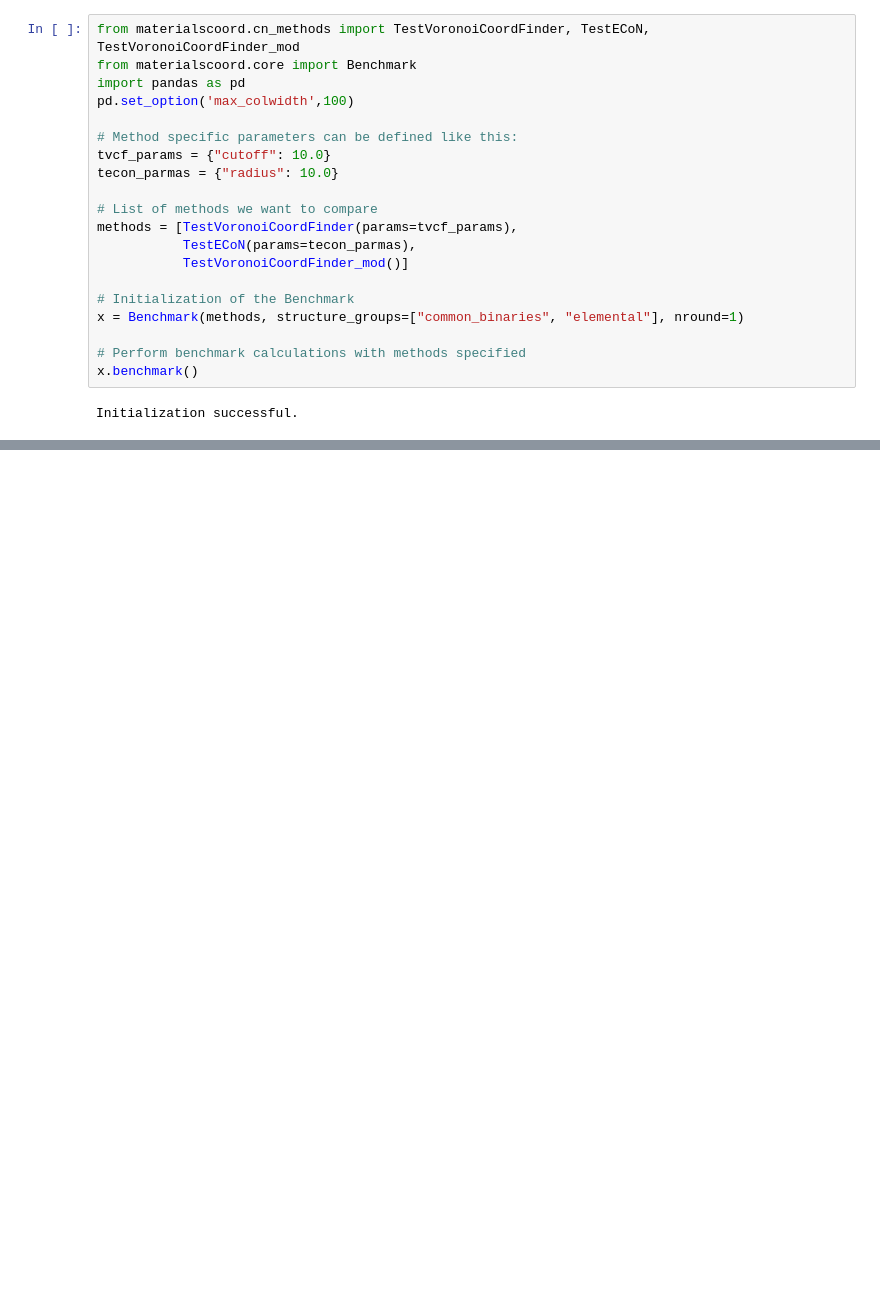
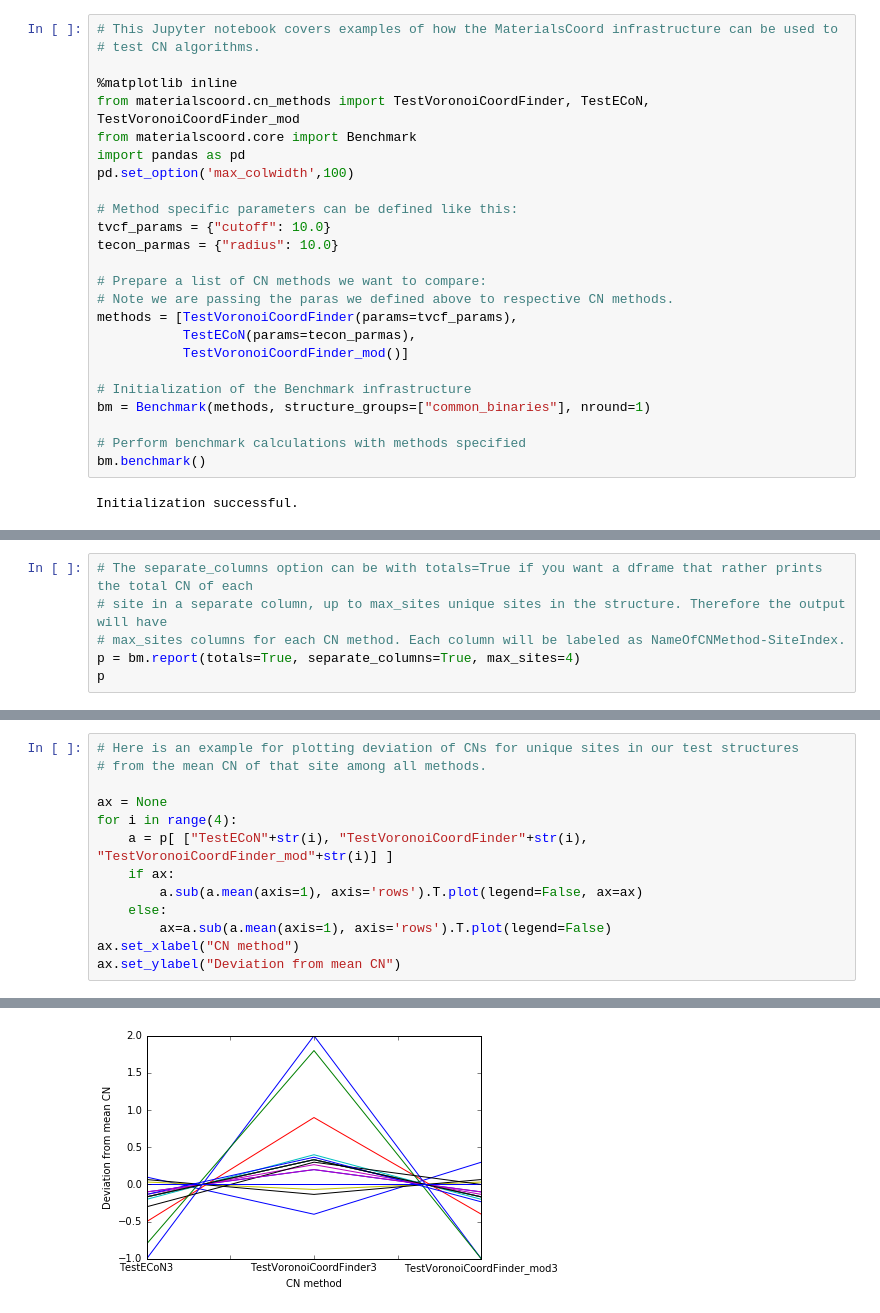
Before and after one commit to hackingmaterials/materials-coord, a Jupyter notebook: tests.ipynb, the cells around one changed output, grey strips where cells are left out. Drawn from its saved outputs; the diff is of its cells as text; blank space fills up the shorter version.

Commit message:
A cleaner Total CN output and more comprehensive set of examples in jupyer notebook

```diff
--- a/tests.ipynb
+++ b/tests.ipynb
@@ -1,4 +1,8 @@
 # %%
+# This Jupyter notebook covers examples of how the MaterialsCoord infrastructure can be used to
+# test CN algorithms.
+
+%matplotlib inline
 from materialscoord.cn_methods import TestVoronoiCoordFinder, TestECoN, TestVoronoiCoordFinder_mod
 from materialscoord.core import Benchmark
 import pandas as pd
@@ -8,15 +12,16 @@ pd.set_option('max_colwidth',100)
 tvcf_params = {"cutoff": 10.0}
 tecon_parmas = {"radius": 10.0}
 
-# List of methods we want to compare
+# Prepare a list of CN methods we want to compare:
+# Note we are passing the paras we defined above to respective CN methods.
 methods = [TestVoronoiCoordFinder(params=tvcf_params),
            TestECoN(params=tecon_parmas),
            TestVoronoiCoordFinder_mod()]
 
-# Initialization of the Benchmark
-x = Benchmark(methods, structure_groups=["common_binaries", "elemental"], nround=1)
+# Initialization of the Benchmark infrastructure
+bm = Benchmark(methods, structure_groups=["common_binaries"], nround=1)
 
 # Perform benchmark calculations with methods specified
-x.benchmark()
+bm.benchmark()
 # %% [output]
 Initialization successful.
@@ -66,0 +62,6 @@ r
+# %%
+# The separate_columns option can be with totals=True if you want a dframe that rather prints the total CN of each
+# site in a separate column, up to max_sites unique sites in the structure. Therefore the output will have
+# max_sites columns for each CN method. Each column will be labeled as NameOfCNMethod-SiteIndex.
+p = bm.report(totals=True, separate_columns=True, max_sites=4)
+p
@@ -66,0 +79,14 @@ r
+# %%
+# Here is an example for plotting deviation of CNs for unique sites in our test structures
+# from the mean CN of that site among all methods.
+
+ax = None
+for i in range(4):
+    a = p[ ["TestECoN"+str(i), "TestVoronoiCoordFinder"+str(i), "TestVoronoiCoordFinder_mod"+str(i)] ]
+    if ax:
+        a.sub(a.mean(axis=1), axis='rows').T.plot(legend=False, ax=ax)
+    else:
+        ax=a.sub(a.mean(axis=1), axis='rows').T.plot(legend=False)
+ax.set_xlabel("CN method")
+ax.set_ylabel("Deviation from mean CN")
+# %% [output]
@@ -66,0 +94 @@ r
+[figure, added]
```
Also changed, not shown: parts of 6 cells of this notebook, 1 other file.
